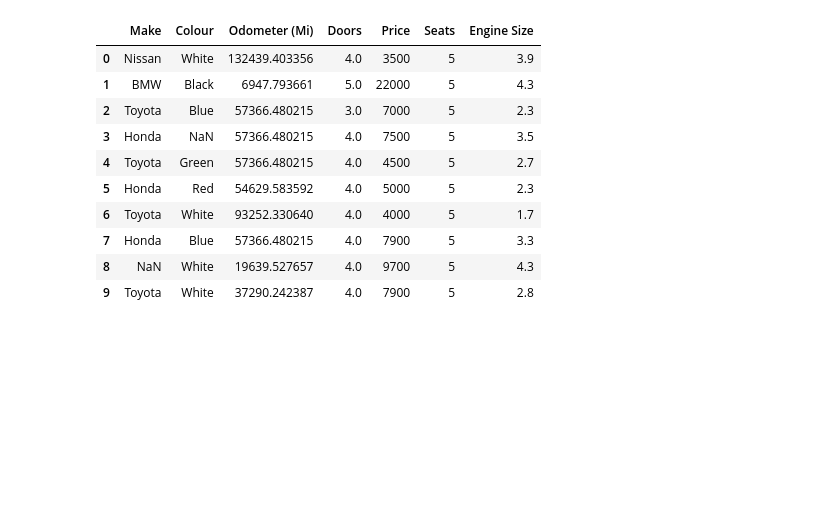
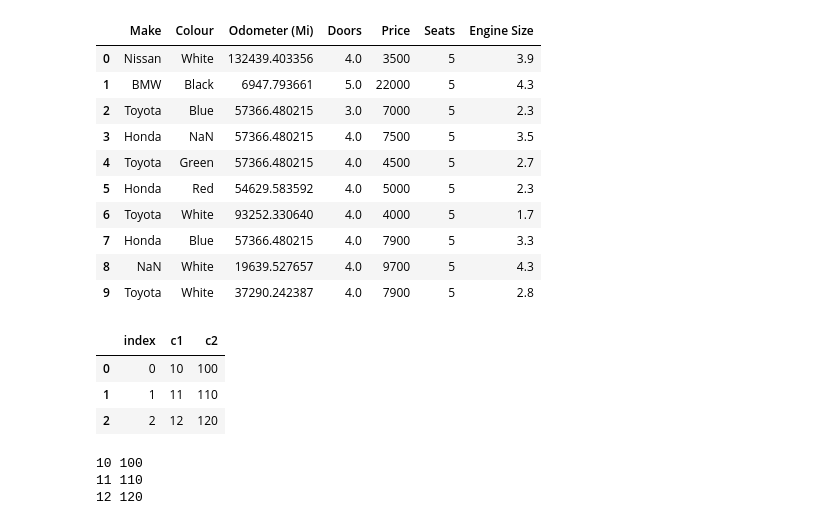
Before and after one commit to Nikitaion/TensorFlowLearning, a Jupyter notebook: pandas/pandas_practice.ipynb, the cells around one changed output. Cells and saved outputs as stored; diff of their text form; code cells hidden in the pictures; blank space fills up the shorter version.

```diff
--- a/pandas/pandas_practice.ipynb
+++ b/pandas/pandas_practice.ipynb
@@ -616,0 +619,18 @@ car_sales_missing_shuffled
+# %%
+inp = [{'c1':10, 'c2':100}, {'c1':11,'c2':110}, {'c1':12,'c2':120}]
+df = pd.DataFrame(inp)
+df = df.reset_index()  # make sure indexes pair with number of rows
+
+df
+# %% [output]
+|  | index | c1 | c2 |
+| 0 | 0 | 10 | 100 |
+| 1 | 1 | 11 | 110 |
+| 2 | 2 | 12 | 120 |
+# %%
+for index, row in df.iterrows():
+    print(row['c1'], row['c2'])
+# %% [output]
+10 100
+11 110
+12 120
```
Also changed, not shown: parts of 1 cell of this notebook.
